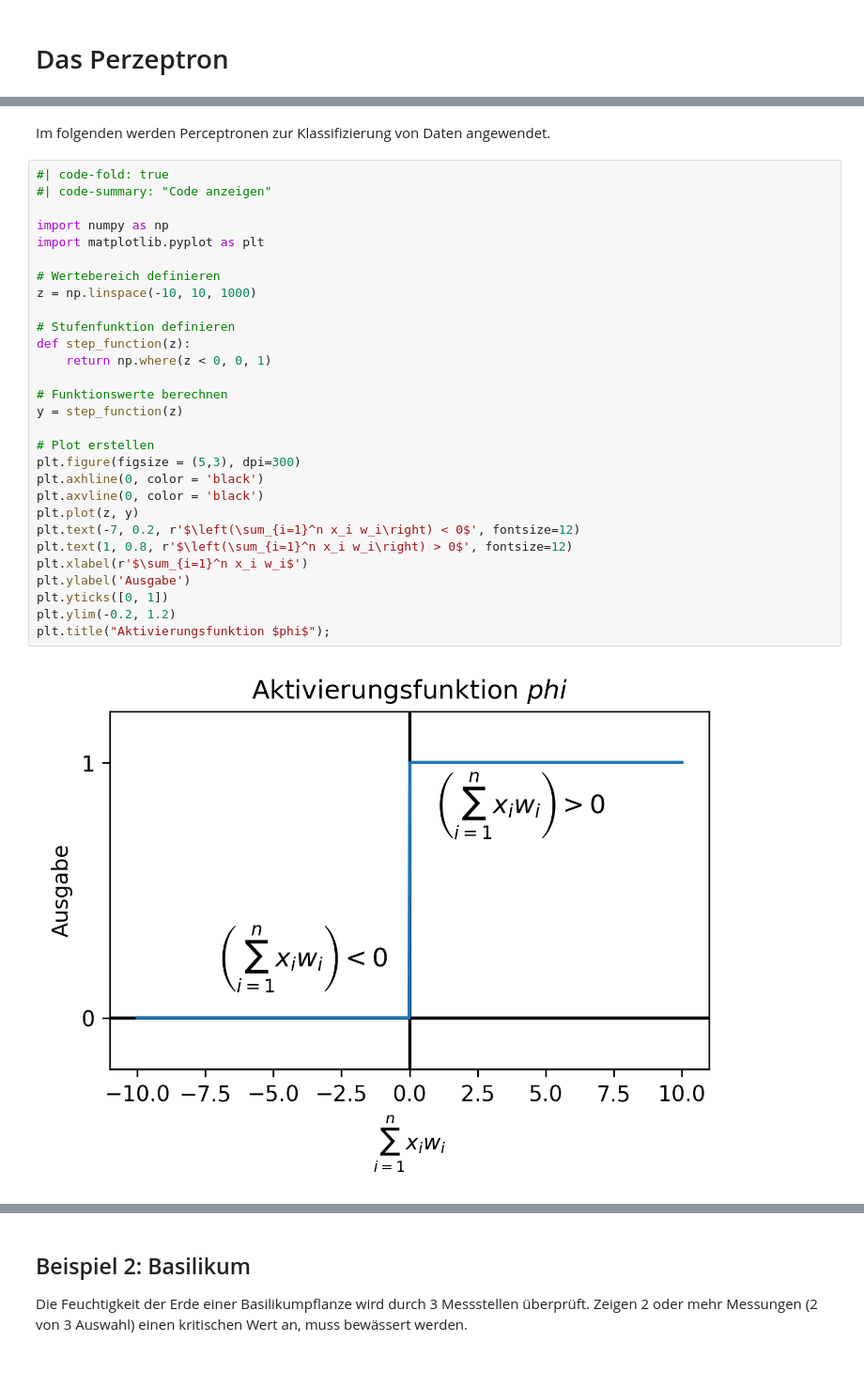
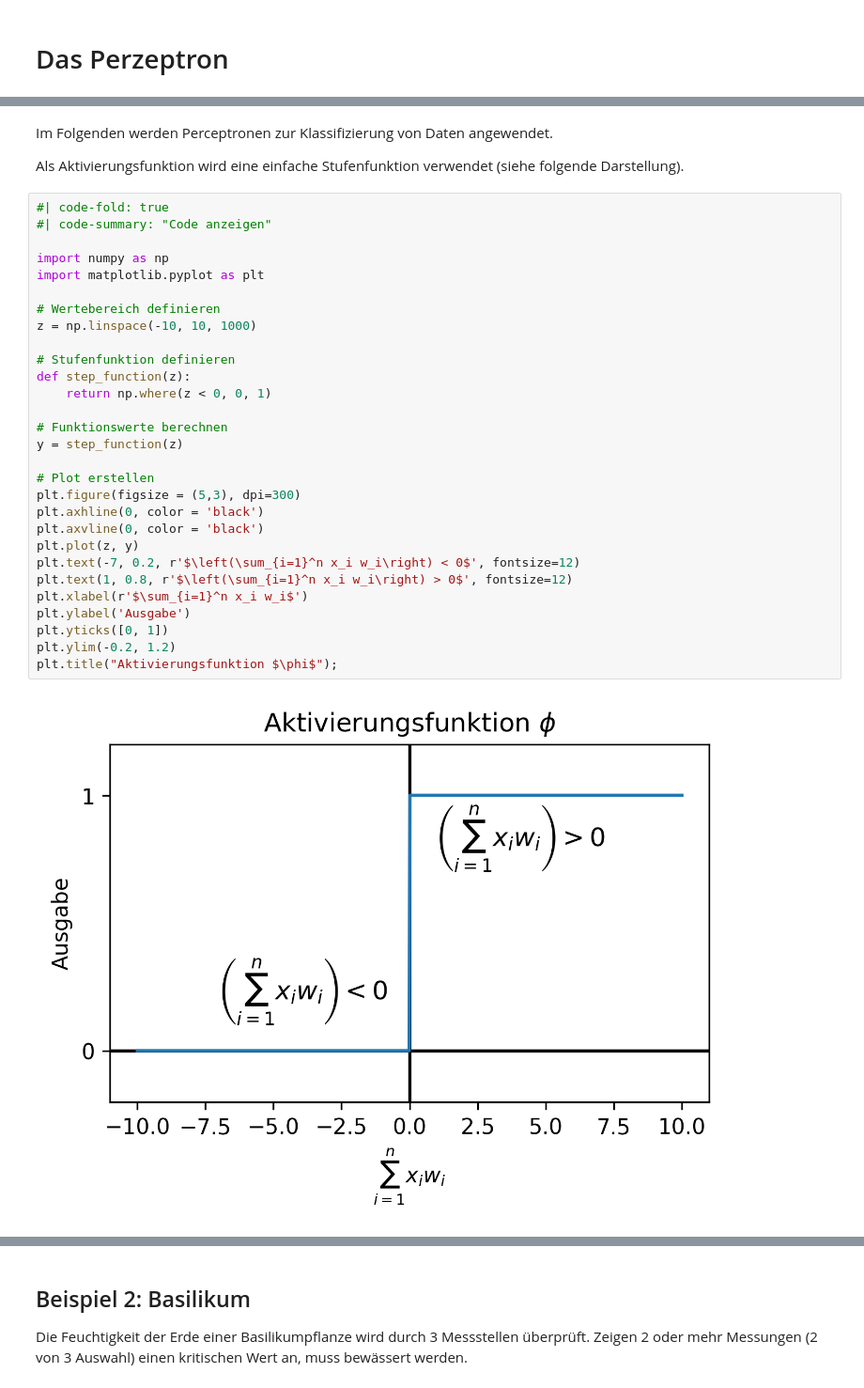
Before and after one commit to ArnoldIntelligence/KI-Vorlesung, a Jupyter notebook: notebooks/02-perzeptron.ipynb, the cells around one changed output, grey strips where cells are left out. Shown at 94% size. Cells and saved outputs as stored; diff of their text form.

```diff
--- a/notebooks/02-perzeptron.ipynb
+++ b/notebooks/02-perzeptron.ipynb
@@ -57,38 +57,40 @@ Beim einfachen Perzeptron ist die Entscheidungsfunktion dann eine Stufenfunktion
 
 $$\phi = \delta(\vec{x},\vec{w}) = \delta{\left(\sum_{i=1}^n x_i w_i\right)}$$
 # %% [markdown]
-Im folgenden werden Perceptronen zur Klassifizierung von Daten angewendet.
+Im Folgenden werden Perceptronen zur Klassifizierung von Daten angewendet.
+
+Als Aktivierungsfunktion wird eine einfache Stufenfunktion verwendet (siehe folgende Darstellung).
 # %%
 #| code-fold: true
 #| code-summary: "Code anzeigen"
 
 import numpy as np
 import matplotlib.pyplot as plt
 
 # Wertebereich definieren
 z = np.linspace(-10, 10, 1000)
 
 # Stufenfunktion definieren
 def step_function(z):
     return np.where(z < 0, 0, 1)
 
 # Funktionswerte berechnen
 y = step_function(z)
 
 # Plot erstellen
 plt.figure(figsize = (5,3), dpi=300)
 plt.axhline(0, color = 'black')
 plt.axvline(0, color = 'black')
 plt.plot(z, y)
 plt.text(-7, 0.2, r'$\left(\sum_{i=1}^n x_i w_i\right) < 0$', fontsize=12)
 plt.text(1, 0.8, r'$\left(\sum_{i=1}^n x_i w_i\right) > 0$', fontsize=12)
 plt.xlabel(r'$\sum_{i=1}^n x_i w_i$')
 plt.ylabel('Ausgabe')
 plt.yticks([0, 1])
 plt.ylim(-0.2, 1.2)
-plt.title("Aktivierungsfunktion $phi$");
+plt.title("Aktivierungsfunktion $\phi$");
 # %% [output]
-[figure, old version]
+[figure, new version]
 # %% [markdown]
 ## Beispiel 1: Roboter
 
```
Also changed, not shown: parts of 38 cells of this notebook, 3 other files.
